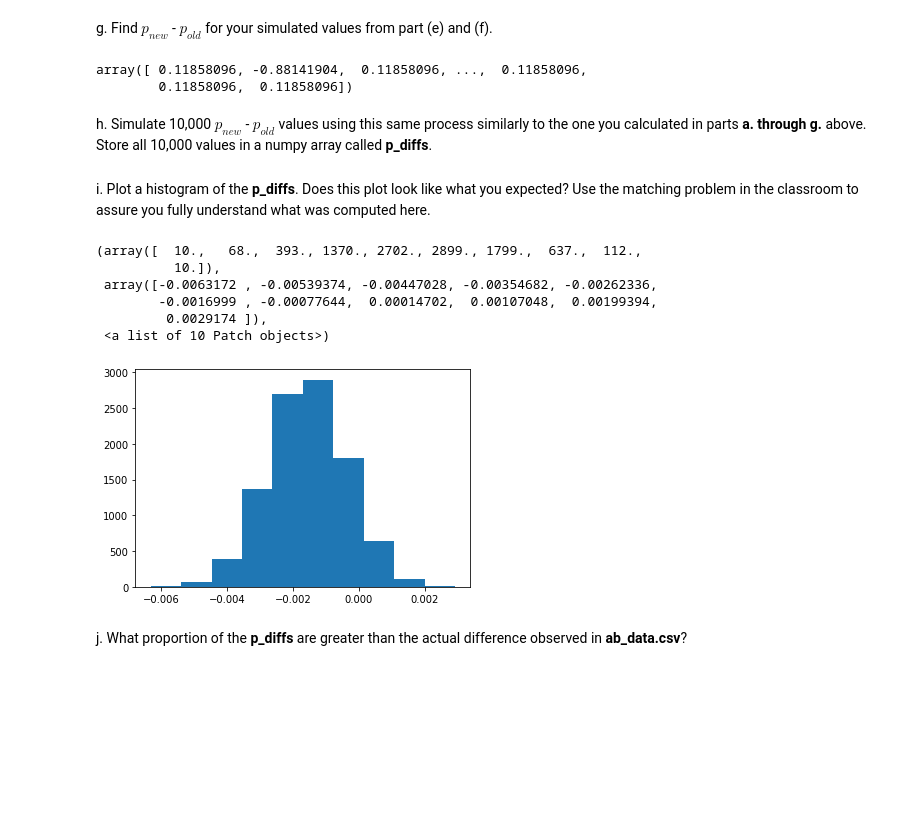
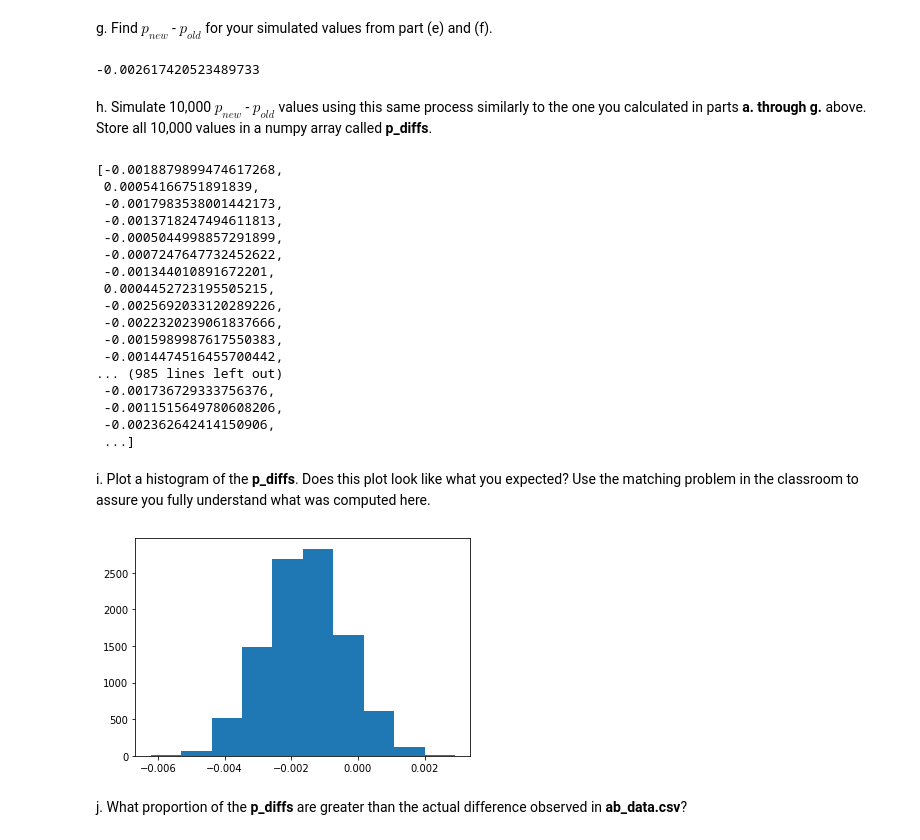
Before and after one commit to hamidkhbl/A-B_Testing_E-Commerce_Website, a Jupyter notebook: Analyze_ab_test_results_notebook.ipynb, the cells around one changed output. Drawn from its saved outputs; the diff is of its cells as text; code cells hidden in the pictures; blank space fills up the shorter version.

```diff
--- a/Analyze_ab_test_results_notebook.ipynb
+++ b/Analyze_ab_test_results_notebook.ipynb
@@ -248,35 +248,48 @@ array([0, 1, 0, ..., 0, 0, 0])
 # %% [markdown]
 g. Find $p_{new}$ - $p_{old}$ for your simulated values from part (e) and (f).
 # %%
-sim_diff = sim_new - sim_old
+sim_diff = sim_new.mean() - sim_old.mean()
 sim_diff
 # %% [output]
-array([ 0.11858096, -0.88141904,  0.11858096, ...,  0.11858096,
-        0.11858096,  0.11858096])
+-0.002617420523489733
 # %% [markdown]
 h. Simulate 10,000 $p_{new}$ - $p_{old}$ values using this same process similarly to the one you calculated in parts **a. through g.** above.  Store all 10,000 values in a numpy array called **p_diffs**.
-# %%
-diffs = []
-
-size = df.shape[0]
-for _ in range(10000):
-    samp = df2.sample(size, replace = True)
-    cr_new = len(samp.query('landing_page == "new_page" and converted==1')) / len(samp.query('landing_page == "new_page"'))
-    cr_old = len(samp.query('landing_page == "old_page" and converted==1')) / len(samp.query('landing_page == "old_page"'))
-    diffs.append(cr_new - cr_old)
+# %%
+p_diffs = []
+
+size = df.shape[0]
+for _ in range(10000):
+    sim_new = np.random.choice([0,1], size = n_new, p=[1-cr_new, cr_new]).mean()
+    sim_old = np.random.choice([0,1], size = n_old, p=[1-cr_old, cr_old]).mean()
+    sim_diff = sim_new.mean() - sim_old.mean()
+    p_diffs.append(sim_diff)
+# %%
+p_diffs
+# %% [output]
+[-0.0018879899474617268,
+ 0.00054166751891839,
+ -0.0017983538001442173,
+ -0.0013718247494611813,
+ -0.0005044998857291899,
+ -0.0007247647732452622,
+ -0.001344010891672201,
+ 0.0004452723195505215,
+ -0.0025692033120289226,
+ -0.0022320239061837666,
+ -0.0015989987617550383,
+ -0.0014474516455700442,
+... (985 lines left out)
+ -0.001736729333756376,
+ -0.0011515649780608206,
+ -0.002362642414150906,
+ ...]
 # %% [markdown]
 i. Plot a histogram of the **p_diffs**.  Does this plot look like what you expected?  Use the matching problem in the classroom to assure you fully understand what was computed here.
 # %%
-diffs = np.array(diffs)
-plt.hist(diffs)
+p_diffs = np.array(p_diffs)
+plt.hist(p_diffs);
 # %% [output]
-(array([  10.,   68.,  393., 1370., 2702., 2899., 1799.,  637.,  112.,
-          10.]),
- array([-0.0063172 , -0.00539374, -0.00447028, -0.00354682, -0.00262336,
-        -0.0016999 , -0.00077644,  0.00014702,  0.00107048,  0.00199394,
-         0.0029174 ]),
- <a list of 10 Patch objects>)
-[figure, old version]
+[figure, new version]
 # %% [markdown]
 j. What proportion of the **p_diffs** are greater than the actual difference observed in **ab_data.csv**?
 # %% [markdown]
```
Also changed, not shown: parts of 3 cells of this notebook.
